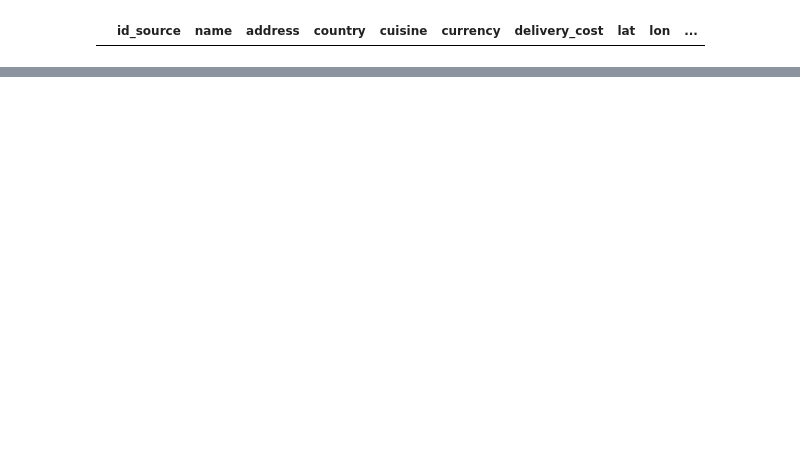
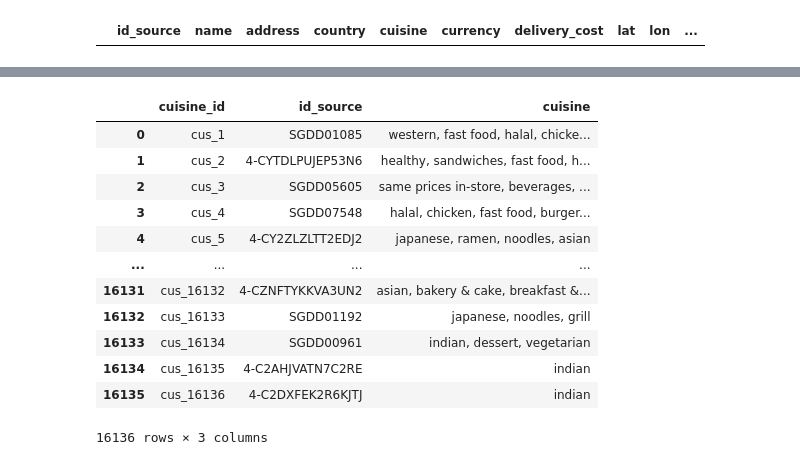
Before and after one commit to leehegithub/grab_restuarant_analysis, a Jupyter notebook: reading_csv.ipynb, the cells around one changed output, grey strips where cells are left out. Saved outputs shown, nothing was run; the diff lists cells and outputs as text; code cells hidden in the pictures; blank space fills up the shorter version.

```diff
--- a/reading_csv.ipynb
+++ b/reading_csv.ipynb
@@ -319,0 +208,36 @@ cuisine_df.head()
+# %%
+cuisine_df=establishment_df
+
+#clearing ' due to aprostophe 's from cuisine_df['cuisine'] list
+cuisine_df['cuisine']=cuisine_df['cuisine'].str.replace('\'',"")
+
+#clearing " from cuisine_df['cuisine'] list
+cuisine_df['cuisine']=cuisine_df['cuisine'].str.replace('"',"")
+
+#clearing [,] from cuisine_df['cuisine'] list
+cuisine_df['cuisine']=cuisine_df['cuisine'].str.replace('[',"")
+cuisine_df['cuisine']=cuisine_df['cuisine'].str.replace(']',"")
+
+# Add a primary key column
+cuisine_df['cuisine_id'] = ['cus_' + str(i + 1) for i in range(len(cuisine_df))]
+
+cuisine_df=cuisine_df[['cuisine_id','id_source','cuisine']]
+
+#making all text in cuisine column to lowercase
+cuisine_df.loc[:, 'cuisine']=cuisine_df['cuisine'].str.lower()
+
+cuisine_df
+# %% [output]
+|  | cuisine_id | id_source | cuisine |
+| 0 | cus_1 | SGDD01085 | western, fast food, halal, chicke... |
+| 1 | cus_2 | 4-CYTDLPUJEP53N6 | healthy, sandwiches, fast food, h... |
+| 2 | cus_3 | SGDD05605 | same prices in-store, beverages, ... |
+| 3 | cus_4 | SGDD07548 | halal, chicken, fast food, burger... |
+| 4 | cus_5 | 4-CY2ZLZLTT2EDJ2 | japanese, ramen, noodles, asian |
+| ... | ... | ... | ... |
+| 16131 | cus_16132 | 4-CZNFTYKKVA3UN2 | asian, bakery & cake, breakfast &... |
+| 16132 | cus_16133 | SGDD01192 | japanese, noodles, grill |
+| 16133 | cus_16134 | SGDD00961 | indian, dessert, vegetarian |
+| 16134 | cus_16135 | 4-C2AHJVATN7C2RE | indian |
+| 16135 | cus_16136 | 4-C2DXFEK2R6KJTJ | indian |
+16136 rows × 3 columns
```
Also changed, not shown: parts of 26 cells of this notebook.
